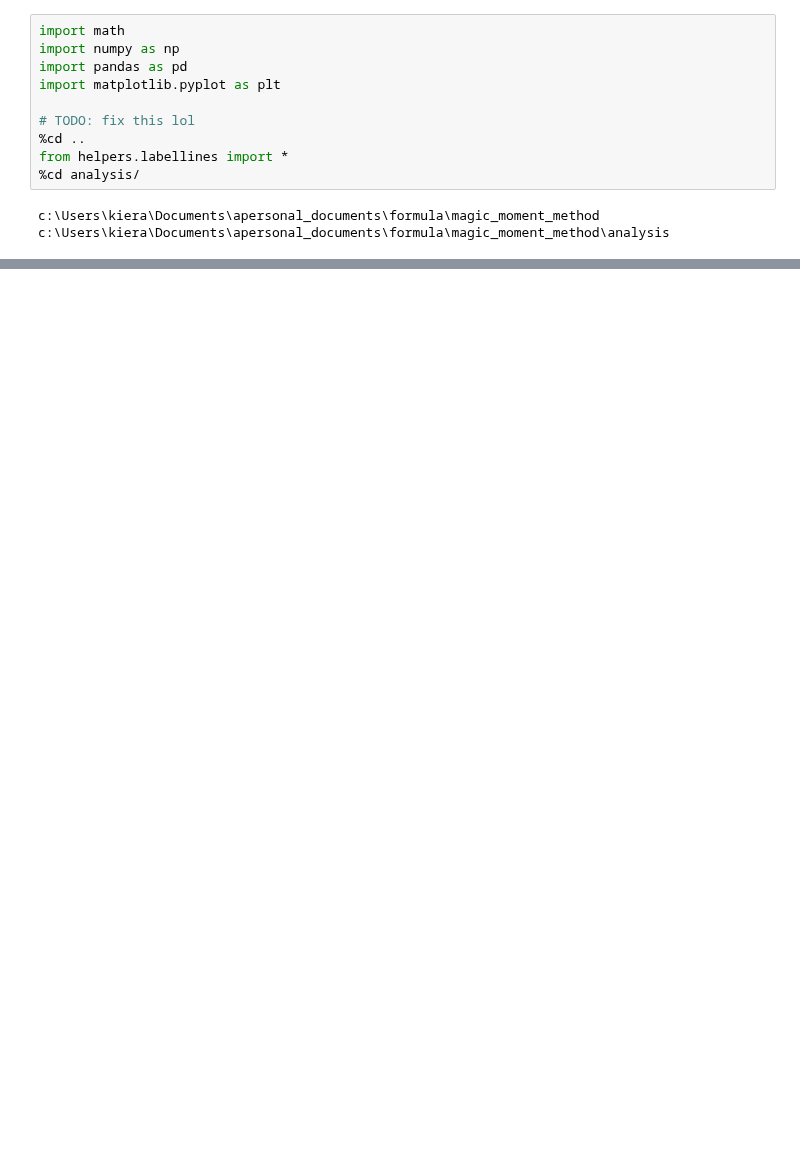
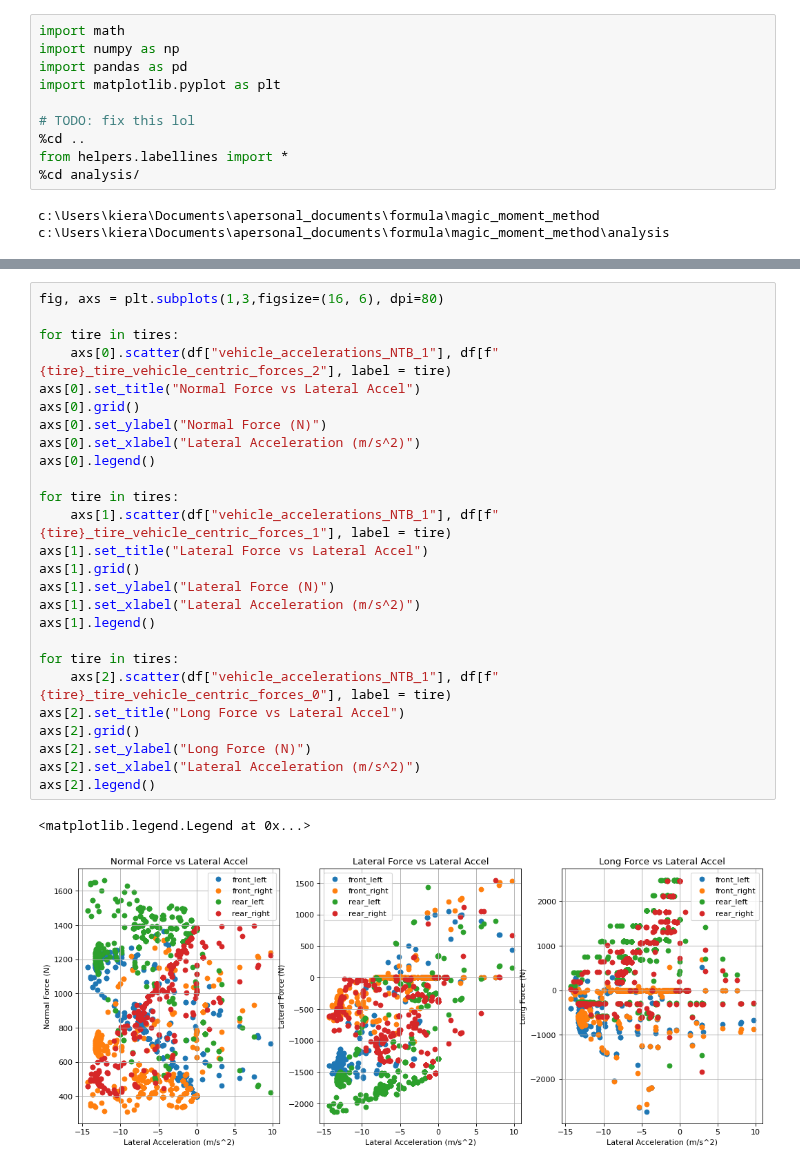
Before and after one commit to LonghornRacingElectric/magic_moment_method, a Jupyter notebook: analysis/ggv_plotter.ipynb, the cells around one changed output, grey strips where cells are left out. Saved outputs shown, nothing was run; the diff lists cells and outputs as text; blank space fills up the shorter version.

```diff
--- a/analysis/ggv_plotter.ipynb
+++ b/analysis/ggv_plotter.ipynb
@@ -77,3 +62,32 @@ axs[2].legend()
+# %%
+fig, axs = plt.subplots(1,3,figsize=(16, 6), dpi=80)
+
+for tire in tires:
+    axs[0].scatter(df["vehicle_accelerations_NTB_1"], df[f"{tire}_tire_vehicle_centric_forces_2"], label = tire)
+axs[0].set_title("Normal Force vs Lateral Accel")
+axs[0].grid()
+axs[0].set_ylabel("Normal Force (N)")
+axs[0].set_xlabel("Lateral Acceleration (m/s^2)")
+axs[0].legend()
+
+for tire in tires:
+    axs[1].scatter(df["vehicle_accelerations_NTB_1"], df[f"{tire}_tire_vehicle_centric_forces_1"], label = tire)
+axs[1].set_title("Lateral Force vs Lateral Accel")
+axs[1].grid()
+axs[1].set_ylabel("Lateral Force (N)")
+axs[1].set_xlabel("Lateral Acceleration (m/s^2)")
+axs[1].legend()
+
+for tire in tires:
+    axs[2].scatter(df["vehicle_accelerations_NTB_1"], df[f"{tire}_tire_vehicle_centric_forces_0"], label = tire)
+axs[2].set_title("Long Force vs Lateral Accel")
+axs[2].grid()
+axs[2].set_ylabel("Long Force (N)")
+axs[2].set_xlabel("Lateral Acceleration (m/s^2)")
+axs[2].legend()
+# %% [output]
+<matplotlib.legend.Legend at 0x...>
+[figure, added]
 # %%
 fig, axs = plt.subplots(1,3,figsize=(16, 6), dpi=80)
 
```
Also changed, not shown: parts of 7 cells of this notebook, 9 other files.
